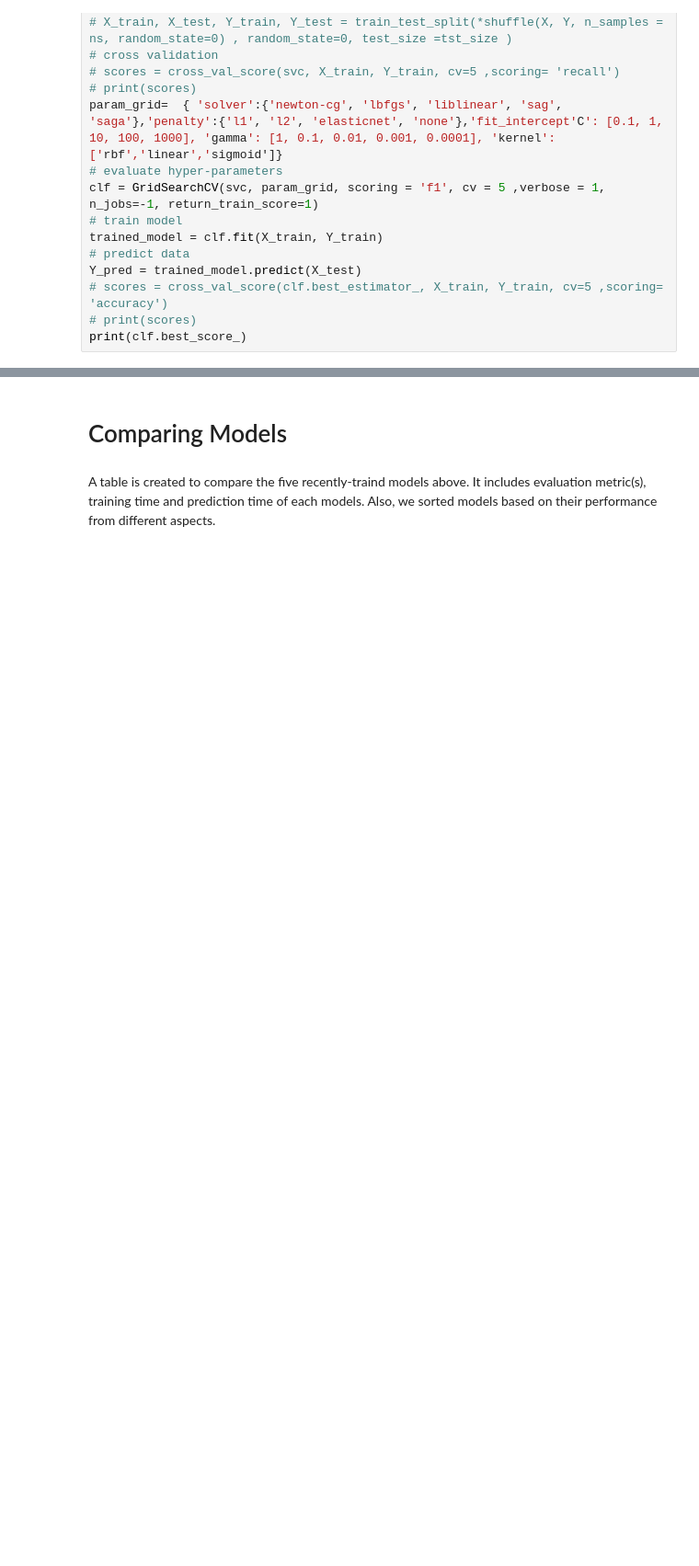
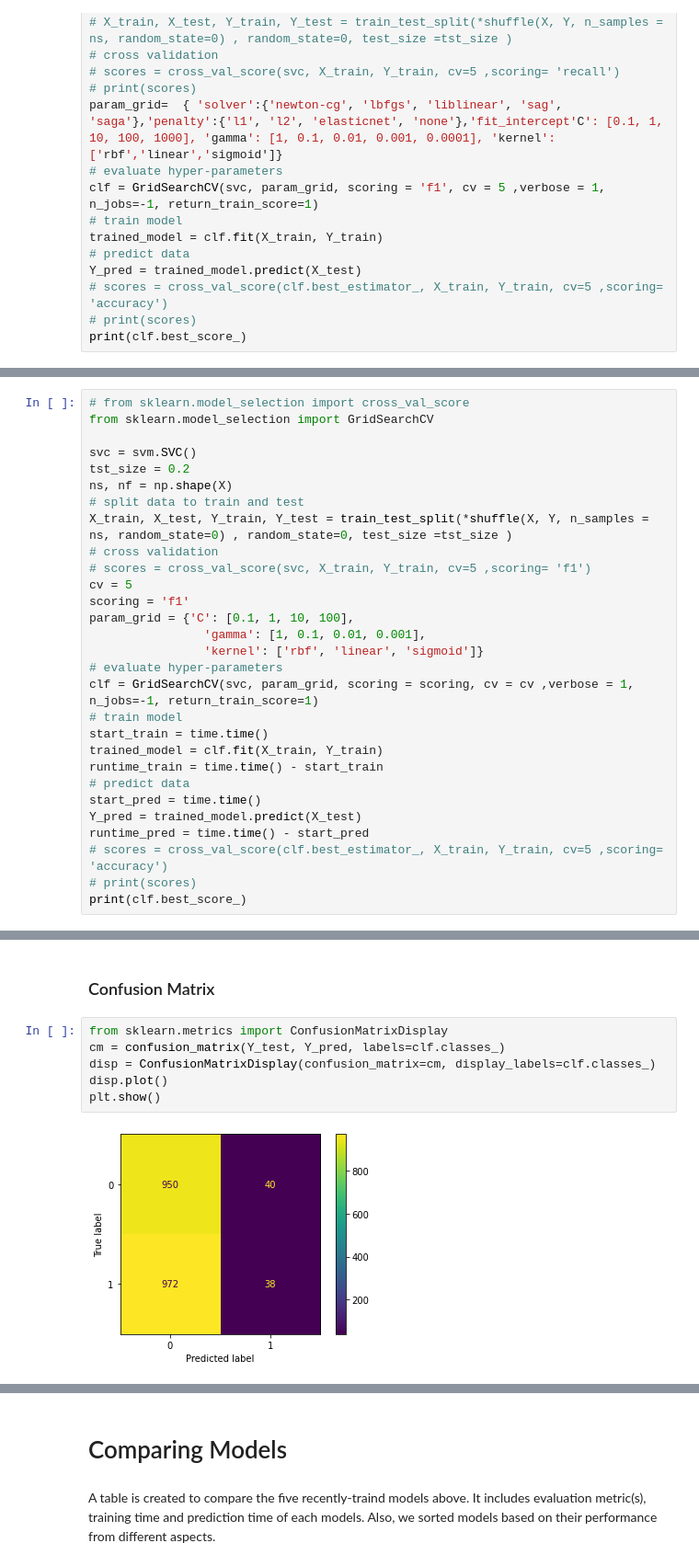
Before and after one commit to as2c/MLP---Cosmology, a Jupyter notebook: Optimization/Model_Evaluation.ipynb, the cells around one changed output, grey strips where cells are left out. Shown at 92% size. Cells and saved outputs as stored; diff of their text form; blank space fills up the shorter version.

```diff
--- a/Optimization/Model_Evaluation.ipynb
+++ b/Optimization/Model_Evaluation.ipynb
@@ -549,0 +605,29 @@ print(clf.best_score_)
+# %%
+# from sklearn.model_selection import cross_val_score
+from sklearn.model_selection import GridSearchCV
+
+svc = svm.SVC()
+tst_size = 0.2
+ns, nf = np.shape(X)
+# split data to train and test
+X_train, X_test, Y_train, Y_test = train_test_split(*shuffle(X, Y, n_samples = ns, random_state=0) , random_state=0, test_size =tst_size )
+# cross validation
+# scores = cross_val_score(svc, X_train, Y_train, cv=5 ,scoring= 'f1')
+cv = 5
+scoring = 'f1'
+param_grid = {'C': [0.1, 1, 10, 100],
+                'gamma': [1, 0.1, 0.01, 0.001],
+                'kernel': ['rbf', 'linear', 'sigmoid']}
+# evaluate hyper-parameters
+clf = GridSearchCV(svc, param_grid, scoring = scoring, cv = cv ,verbose = 1, n_jobs=-1, return_train_score=1)
+# train model
+start_train = time.time()
+trained_model = clf.fit(X_train, Y_train)
+runtime_train = time.time() - start_train
+# predict data
+start_pred = time.time()
+Y_pred = trained_model.predict(X_test)
+runtime_pred = time.time() - start_pred
+# scores = cross_val_score(clf.best_estimator_, X_train, Y_train, cv=5 ,scoring= 'accuracy')
+# print(scores)
+print(clf.best_score_)
@@ -549,0 +693,10 @@ print(clf.best_score_)
+# %% [markdown]
+### Confusion Matrix
+# %%
+from sklearn.metrics import ConfusionMatrixDisplay
+cm = confusion_matrix(Y_test, Y_pred, labels=clf.classes_)
+disp = ConfusionMatrixDisplay(confusion_matrix=cm, display_labels=clf.classes_)
+disp.plot()
+plt.show()
+# %% [output]
+[figure, added]
```
Also changed, not shown: parts of 20 cells of this notebook, 1 other file.
